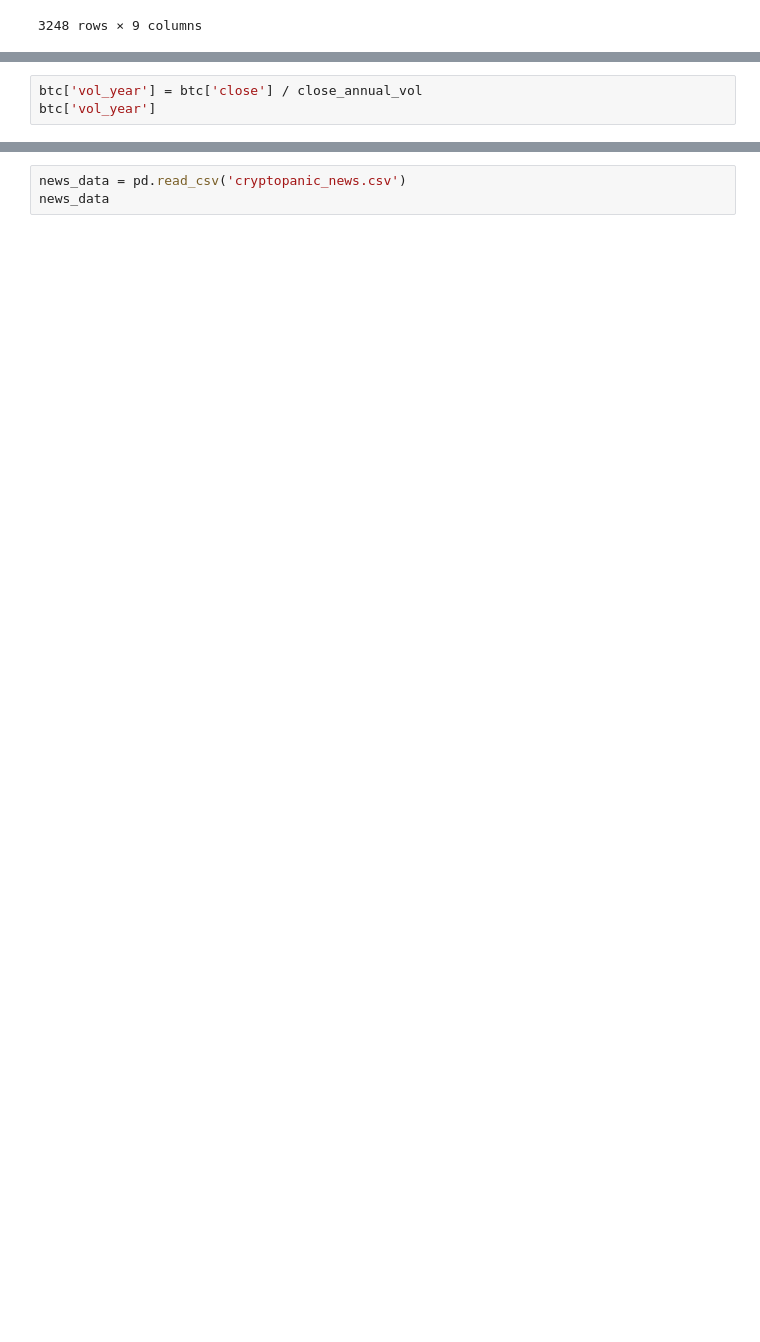
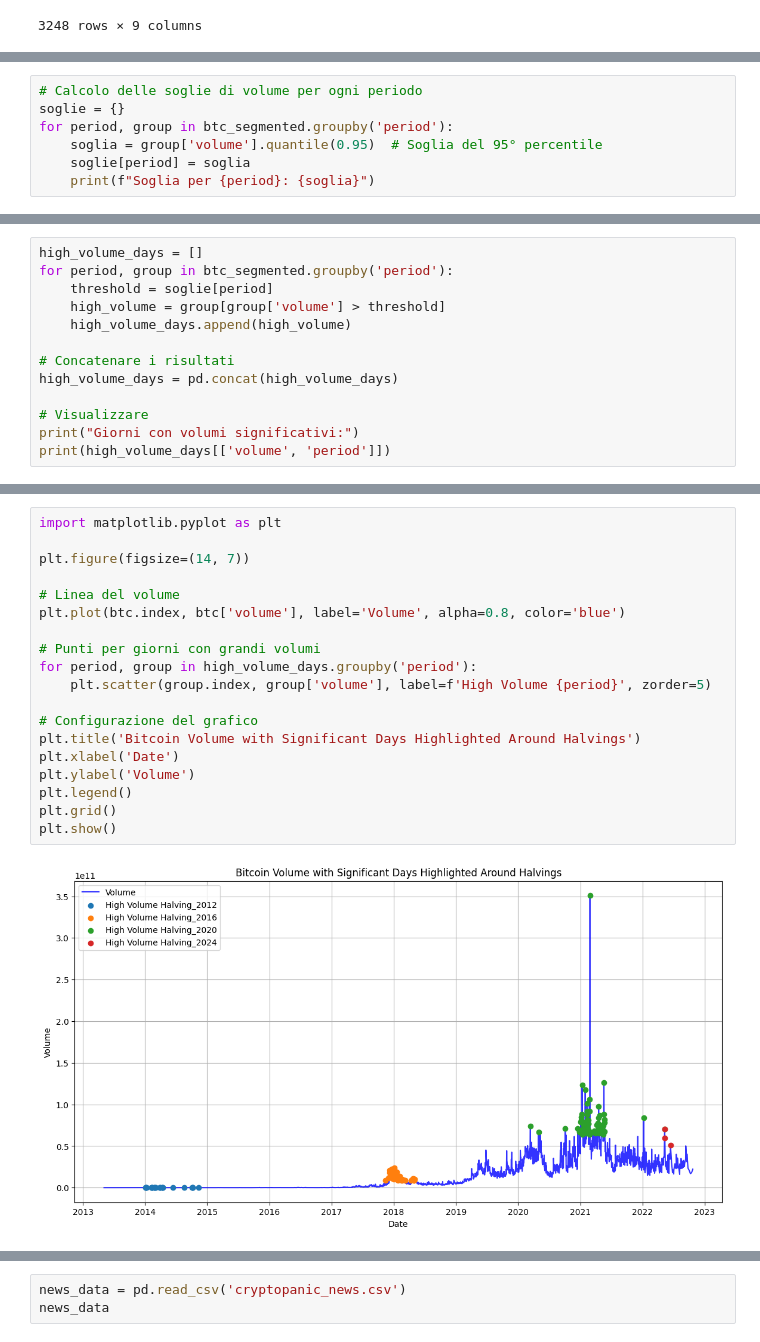
Before and after one commit to riccardoscut/riccardoscut, a Jupyter notebook: CrypToData.ipynb, the cells around one changed output, grey strips where cells are left out. Saved outputs shown, nothing was run; the diff lists cells and outputs as text; blank space fills up the shorter version.

```diff
--- a/CrypToData.ipynb
+++ b/CrypToData.ipynb
@@ -124,3 +74,0 @@ Index([277.25040402278984, 277.25040402278984, 277.25040402278984,
-# %%
-btc['vol_year'] = btc['close'] / close_annual_vol
-btc['vol_year']
@@ -233,0 +192,7 @@ from vaderSentiment.vaderSentiment import SentimentIntensityAnalyzer
+# %%
+# Calcolo delle soglie di volume per ogni periodo
+soglie = {}
+for period, group in btc_segmented.groupby('period'):
+    soglia = group['volume'].quantile(0.95)  # Soglia del 95° percentile
+    soglie[period] = soglia
+    print(f"Soglia per {period}: {soglia}")
@@ -233,0 +204,13 @@ from vaderSentiment.vaderSentiment import SentimentIntensityAnalyzer
+# %%
+high_volume_days = []
+for period, group in btc_segmented.groupby('period'):
+    threshold = soglie[period]
+    high_volume = group[group['volume'] > threshold]
+    high_volume_days.append(high_volume)
+
+# Concatenare i risultati
+high_volume_days = pd.concat(high_volume_days)
+
+# Visualizzare
+print("Giorni con volumi significativi:")
+print(high_volume_days[['volume', 'period']])
@@ -233,0 +234,21 @@ from vaderSentiment.vaderSentiment import SentimentIntensityAnalyzer
+# %%
+import matplotlib.pyplot as plt
+
+plt.figure(figsize=(14, 7))
+
+# Linea del volume
+plt.plot(btc.index, btc['volume'], label='Volume', alpha=0.8, color='blue')
+
+# Punti per giorni con grandi volumi
+for period, group in high_volume_days.groupby('period'):
+    plt.scatter(group.index, group['volume'], label=f'High Volume {period}', zorder=5)
+
+# Configurazione del grafico
+plt.title('Bitcoin Volume with Significant Days Highlighted Around Halvings')
+plt.xlabel('Date')
+plt.ylabel('Volume')
+plt.legend()
+plt.grid()
+plt.show()
+# %% [output]
+[figure, added]
```
Also changed, not shown: parts of 58 cells of this notebook, 7 other files.
